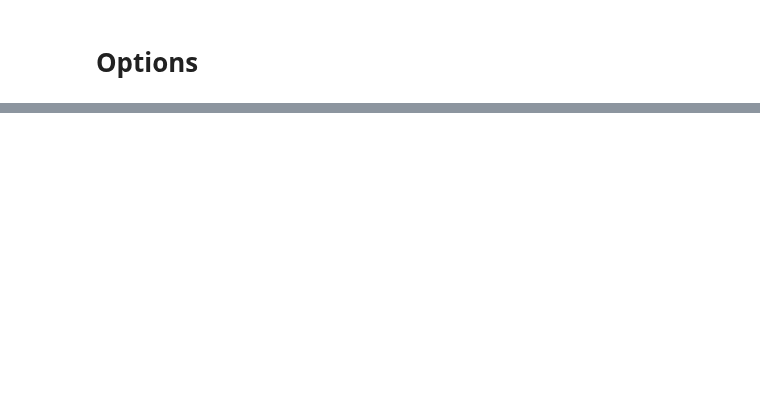
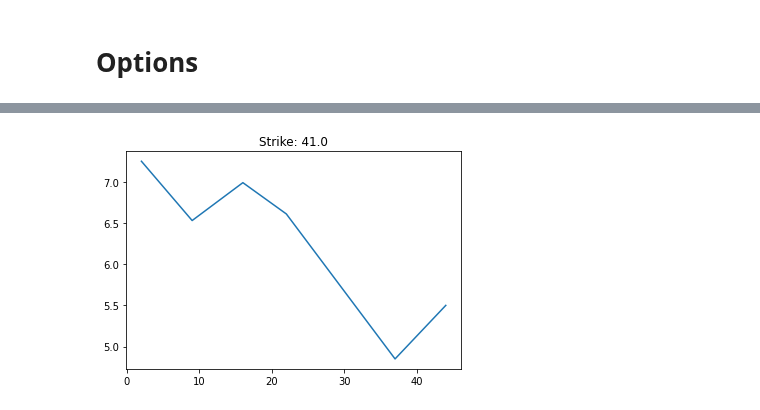
Before and after one commit to rbetzler/fun-times-in-python, a Jupyter notebook: finance/data_science/exploration/20200425_options.ipynb, the cells around one changed output, grey strips where cells are left out. Saved outputs shown, nothing was run; the diff lists cells and outputs as text; code cells hidden in the pictures; blank space fills up the shorter version.

```diff
--- a/finance/data_science/exploration/20200425_options.ipynb
+++ b/finance/data_science/exploration/20200425_options.ipynb
@@ -129,0 +217,10 @@ plt.show()
+# %%
+_N_STRIKE = 12
+_strike = np.sort(parity['strike'].unique())[_N_STRIKE]
+_e = parity[parity['strike'] == _strike]
+
+plt.title(f'Strike: {_strike}')
+plt.plot(_e['days_to_expiration'], _e['forward_ask'])
+plt.show()
+# %% [output]
+[figure, added]
```
Also changed, not shown: parts of 13 cells of this notebook, 1 other file.
